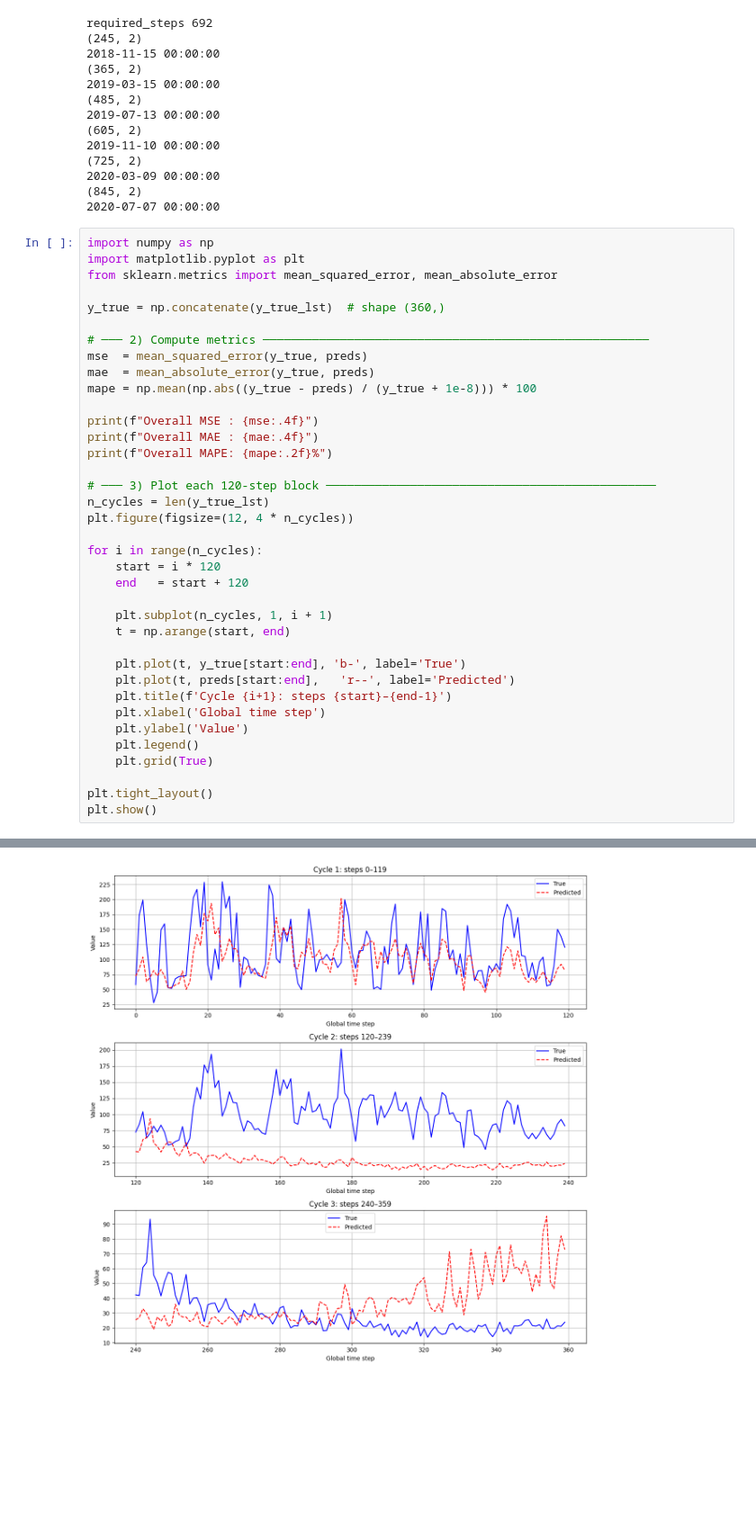
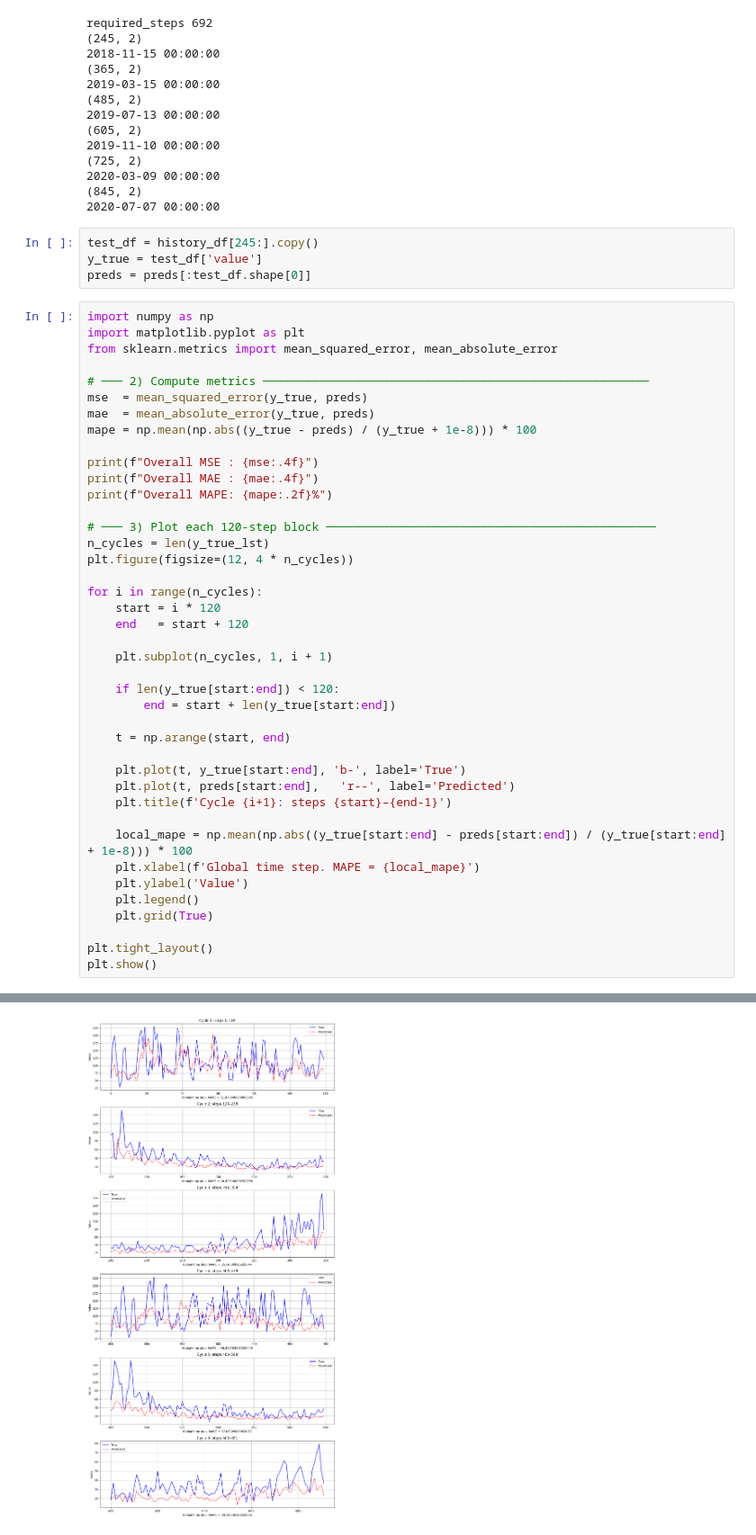
Before and after one commit to makataomu/pm25, a Jupyter notebook: code/3.5.2.1 - pplne seq2seq.ipynb, the cells around one changed output, grey strips where cells are left out. Shown: that part at 90% size. Drawn from its saved outputs; the diff is of its cells as text; blank space fills up the shorter version.

```diff
--- a/code/3.5.2.1 - pplne seq2seq.ipynb
+++ b/code/3.5.2.1 - pplne seq2seq.ipynb
@@ -218,12 +218,14 @@ required_steps 692
 2020-03-09 00:00:00
 (845, 2)
 2020-07-07 00:00:00
+# %%
+test_df = history_df[245:].copy()
+y_true = test_df['value']
+preds = preds[:test_df.shape[0]]
 # %%
 import numpy as np
 import matplotlib.pyplot as plt
 from sklearn.metrics import mean_squared_error, mean_absolute_error
-
-y_true = np.concatenate(y_true_lst)  # shape (360,)
 
 # ─── 2) Compute metrics ───────────────────────────────────────────────────────
 mse  = mean_squared_error(y_true, preds)
@@ -243,12 +245,18 @@ for i in range(n_cycles):
     end   = start + 120
 
     plt.subplot(n_cycles, 1, i + 1)
+
+    if len(y_true[start:end]) < 120:
+        end = start + len(y_true[start:end])
+
     t = np.arange(start, end)
 
     plt.plot(t, y_true[start:end], 'b-', label='True')
     plt.plot(t, preds[start:end],   'r--', label='Predicted')
     plt.title(f'Cycle {i+1}: steps {start}–{end-1}')
-    plt.xlabel('Global time step')
+
+    local_mape = np.mean(np.abs((y_true[start:end] - preds[start:end]) / (y_true[start:end] + 1e-8))) * 100
+    plt.xlabel(f'Global time step. MAPE = {local_mape}')
     plt.ylabel('Value')
     plt.legend()
     plt.grid(True)
@@ -262 +270 @@ Overall MAPE: 63.66%
-[figure, old version]
+[figure, new version]
```
Also changed, not shown: parts of 1 cell of this notebook, 36 other files.
